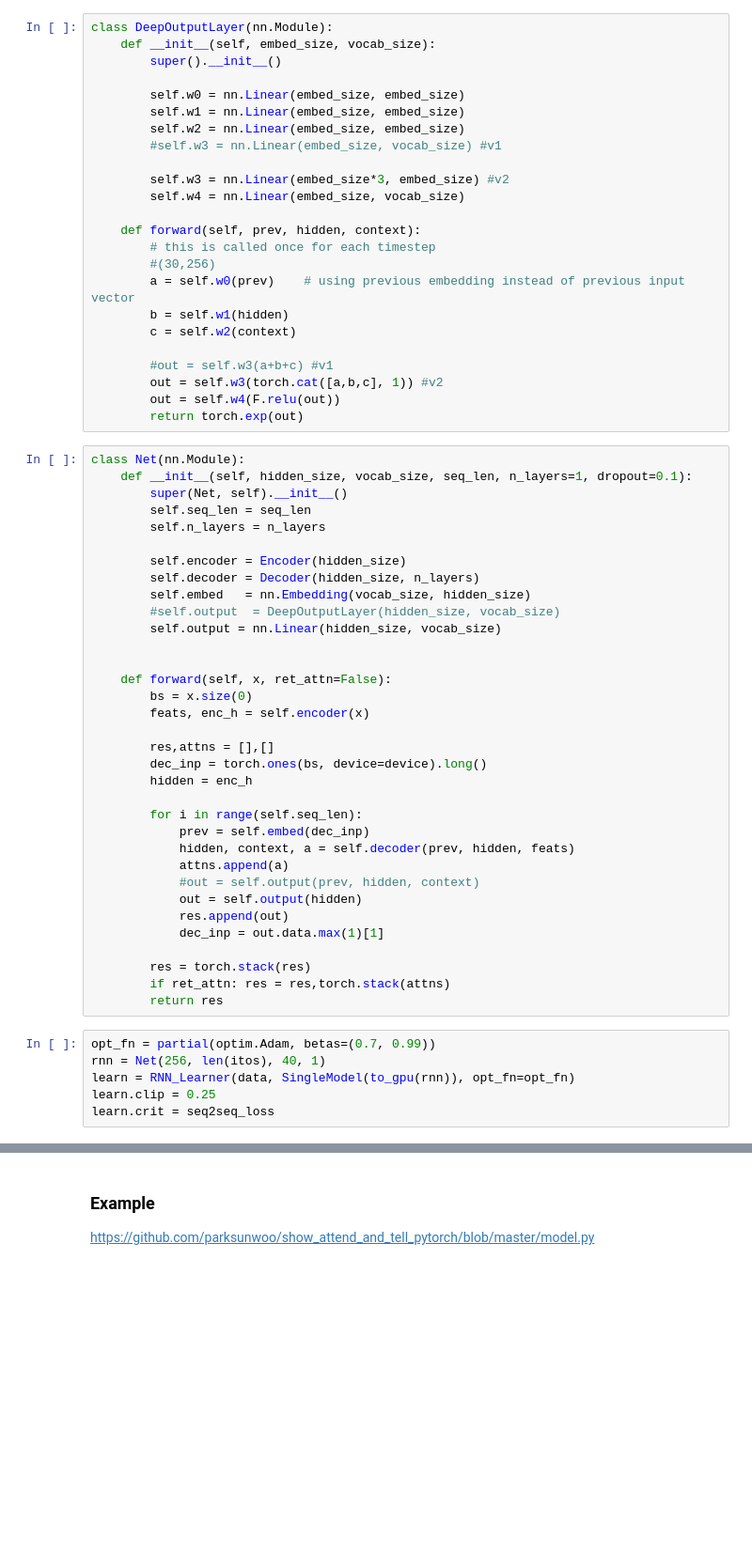
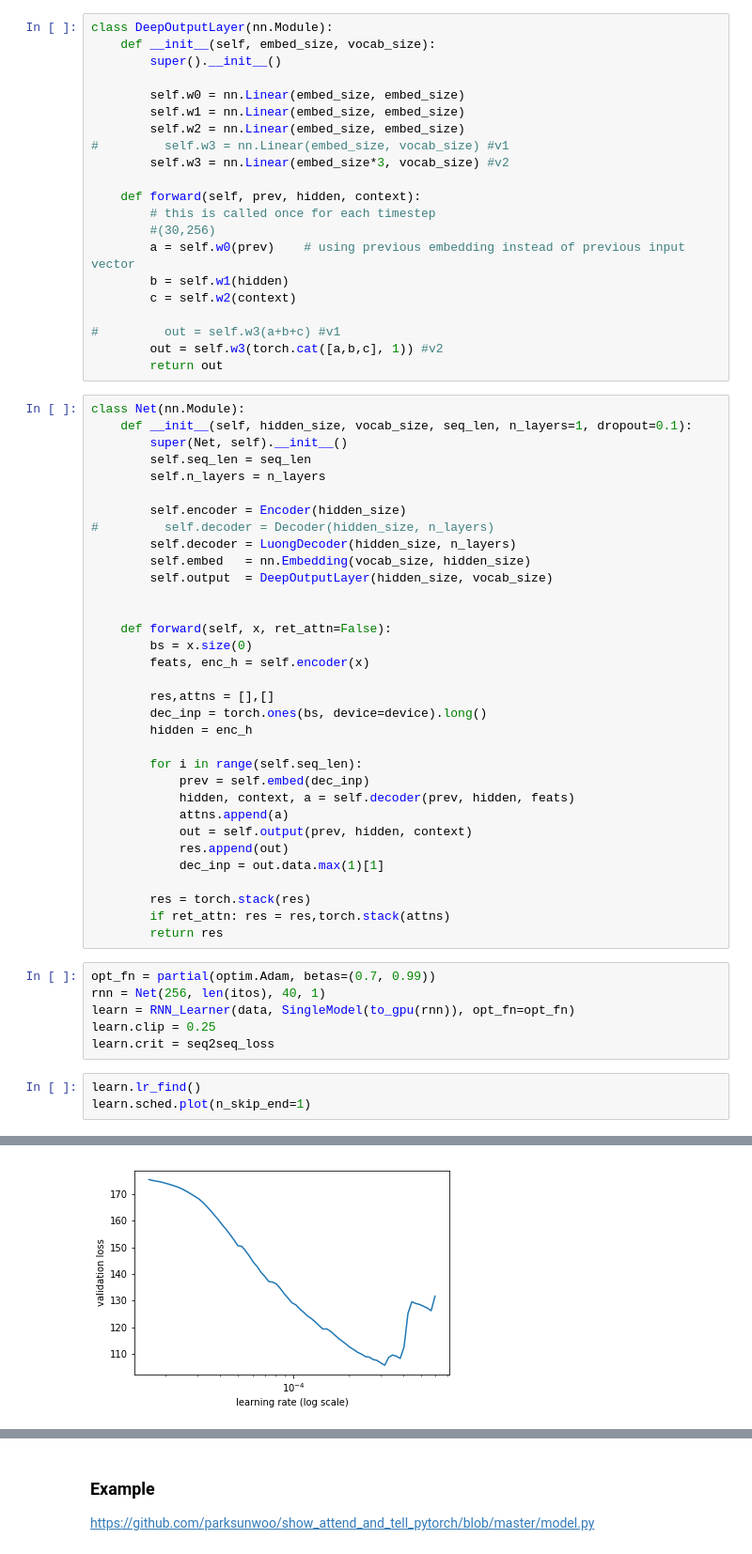
Before and after one commit to ahs8w/Handwriting, a Jupyter notebook: OCR-attn-words.ipynb, the cells around one changed output, grey strips where cells are left out. Shown at 94% size. Saved outputs shown, nothing was run; the diff lists cells and outputs as text; blank space fills up the shorter version.

```diff
--- a/OCR-attn-words.ipynb
+++ b/OCR-attn-words.ipynb
@@ -1364,10 +1382,8 @@ class DeepOutputLayer(nn.Module):
         self.w0 = nn.Linear(embed_size, embed_size)
         self.w1 = nn.Linear(embed_size, embed_size)
         self.w2 = nn.Linear(embed_size, embed_size)
-        #self.w3 = nn.Linear(embed_size, vocab_size) #v1
-
-        self.w3 = nn.Linear(embed_size*3, embed_size) #v2
-        self.w4 = nn.Linear(embed_size, vocab_size)
+#         self.w3 = nn.Linear(embed_size, vocab_size) #v1
+        self.w3 = nn.Linear(embed_size*3, vocab_size) #v2
 
     def forward(self, prev, hidden, context):
         # this is called once for each timestep
@@ -1376,10 +1392,9 @@ class DeepOutputLayer(nn.Module):
         b = self.w1(hidden)
         c = self.w2(context)
 
-        #out = self.w3(a+b+c) #v1
+#         out = self.w3(a+b+c) #v1
         out = self.w3(torch.cat([a,b,c], 1)) #v2
-        out = self.w4(F.relu(out))
-        return torch.exp(out)
+        return out
 # %%
 class Net(nn.Module):
     def __init__(self, hidden_size, vocab_size, seq_len, n_layers=1, dropout=0.1):
@@ -1388,10 +1403,10 @@ class Net(nn.Module):
         self.n_layers = n_layers
 
         self.encoder = Encoder(hidden_size)
-        self.decoder = Decoder(hidden_size, n_layers)
+#         self.decoder = Decoder(hidden_size, n_layers)
+        self.decoder = LuongDecoder(hidden_size, n_layers)
         self.embed   = nn.Embedding(vocab_size, hidden_size)
-        #self.output  = DeepOutputLayer(hidden_size, vocab_size)
-        self.output = nn.Linear(hidden_size, vocab_size)
+        self.output  = DeepOutputLayer(hidden_size, vocab_size)
 
 
     def forward(self, x, ret_attn=False):
@@ -1406,8 +1421,7 @@ class Net(nn.Module):
             prev = self.embed(dec_inp)
             hidden, context, a = self.decoder(prev, hidden, feats)
             attns.append(a)
-            #out = self.output(prev, hidden, context)
-            out = self.output(hidden)
+            out = self.output(prev, hidden, context)
             res.append(out)
             dec_inp = out.data.max(1)[1]
 
@@ -1420,3 +1434,7 @@ rnn = Net(256, len(itos), 40, 1)
 learn = RNN_Learner(data, SingleModel(to_gpu(rnn)), opt_fn=opt_fn)
 learn.clip = 0.25
 learn.crit = seq2seq_loss
+# %%
+learn.lr_find()
+learn.sched.plot(n_skip_end=1)
+# %% [output]
@@ -1422,0 +1442 @@ learn.crit = seq2seq_loss
+[figure, added]
```
Also changed, not shown: parts of 19 cells of this notebook.
